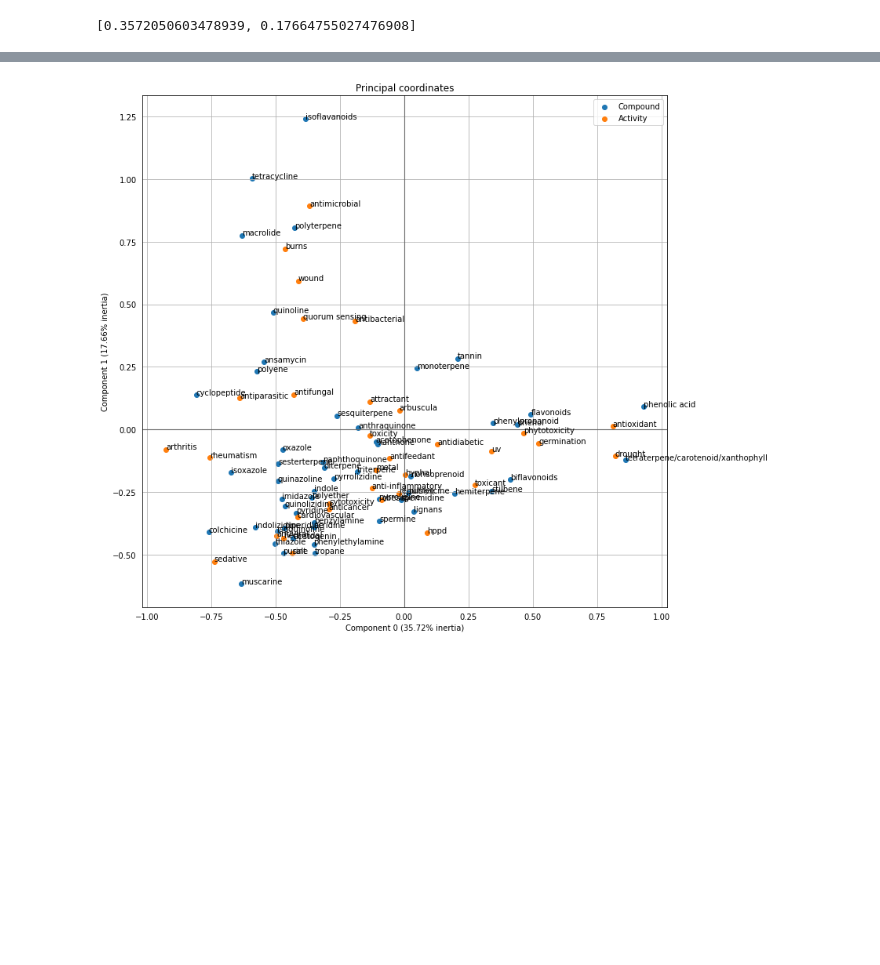
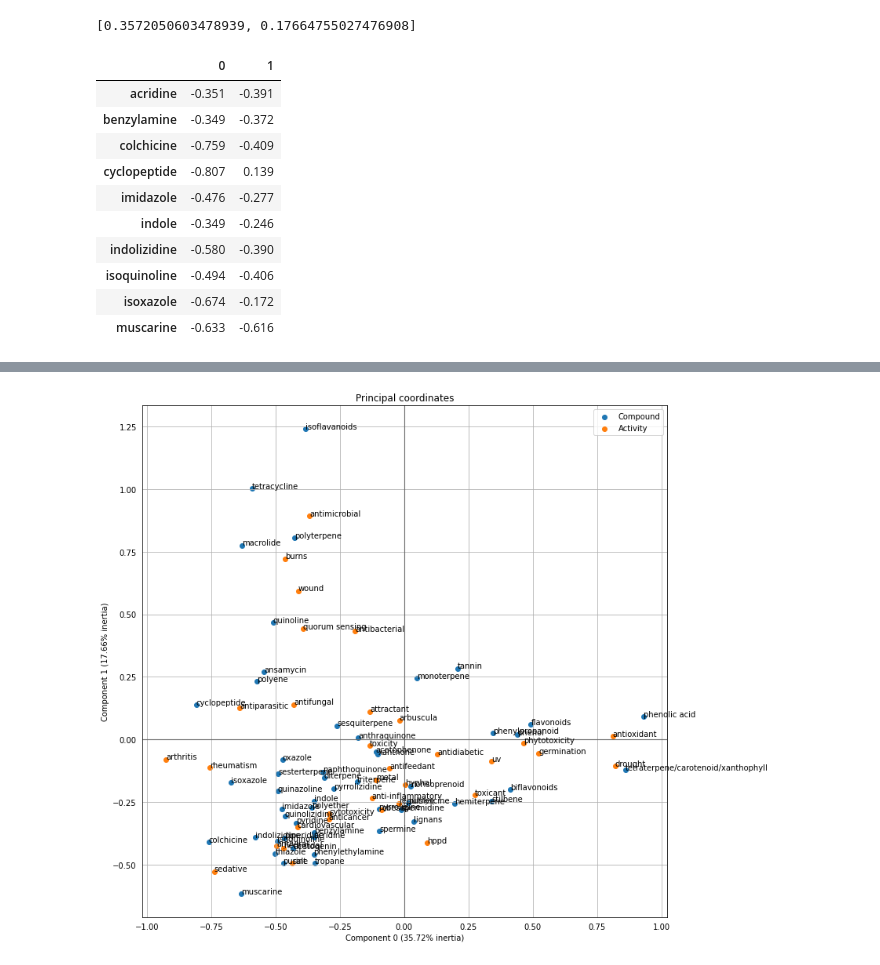
Before and after one commit to romulusFR/Rec-DM-chemotaxonomy, a Jupyter notebook: scopus/analysis.ipynb, the cells around one changed output, grey strips where cells are left out. Saved outputs shown, nothing was run; the diff lists cells and outputs as text; code cells hidden in the pictures; blank space fills up the shorter version.

```diff
--- a/scopus/analysis.ipynb
+++ b/scopus/analysis.ipynb
@@ -98,3 +75,17 @@ ca = ca.fit(df)
 ca.explained_inertia_
 # %% [output]
 [0.3572050603478939, 0.17664755027476908]
+# %%
+ca.row_coordinates(df)[:10]
+# %% [output]
+|  | 0 | 1 |
+| acridine | -0.351 | -0.391 |
+| benzylamine | -0.349 | -0.372 |
+| colchicine | -0.759 | -0.409 |
+| cyclopeptide | -0.807 | 0.139 |
+| imidazole | -0.476 | -0.277 |
+| indole | -0.349 | -0.246 |
+| indolizidine | -0.580 | -0.390 |
+| isoquinoline | -0.494 | -0.406 |
+| isoxazole | -0.674 | -0.172 |
+| muscarine | -0.633 | -0.616 |
```
Also changed, not shown: parts of 22 cells of this notebook, 1 other file.
